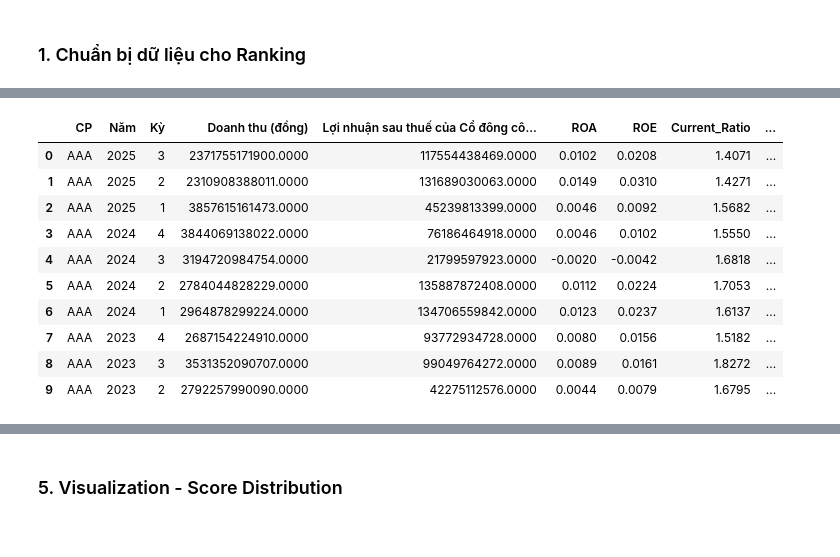
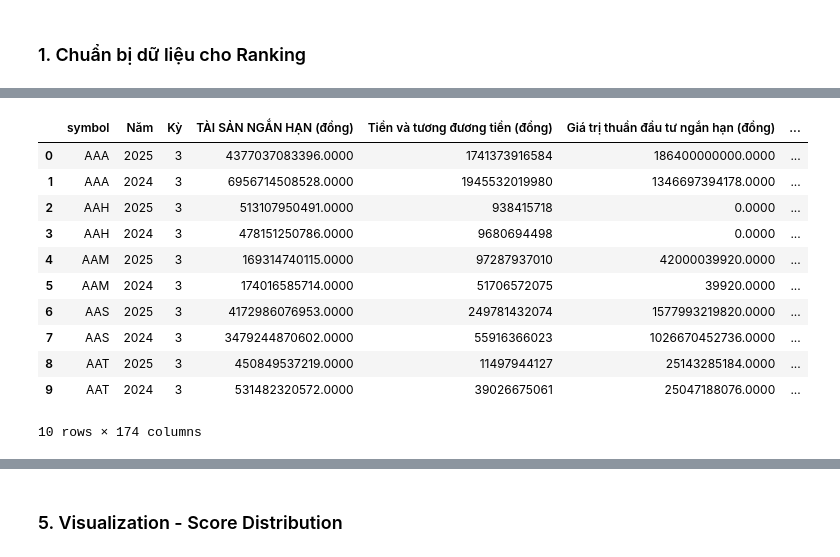
Before and after one commit to callmezuy/hcmus-introds--final-project, a Jupyter notebook: notebooks/fa_ranking.ipynb, the cells around one changed output, grey strips where cells are left out. Saved outputs shown, nothing was run; the diff lists cells and outputs as text; code cells hidden in the pictures.

Commit message:
Fix fa ranking

```diff
--- a/notebooks/fa_ranking.ipynb
+++ b/notebooks/fa_ranking.ipynb
@@ -28,28 +28,53 @@ df_financial = pd.read_csv("../data/processed/fa/financial_data.csv")
 # %% [markdown]
 ### 1. Chuẩn bị dữ liệu cho Ranking
 # %%
-# ✓ SỬ DỤNG LẠI df_non_financial từ phần EDA (đã có ROA, ROE, Current_Ratio, D_E_Ratio)
+# ---------------------------------------------------------
+# BƯỚC 1: CHUẨN BỊ DỮ LIỆU (CHỈ GIỮ KỲ MỚI NHẤT + CÙNG KỲ NĂM TRƯỚC)
+# ---------------------------------------------------------
 print("=" * 80)
-print("PREPARING DATA FOR RANKING (Reusing df_non_financial)")
+print("PREPARING DATA FOR RANKING (Latest quarter snapshot + lag)")
 print("=" * 80)
 
-# Filter recent quarters (last 4 quarters) from df_non_financial
-df_non_financial['year_quarter'] = df_non_financial['Năm'].astype(str) + '_Q' + df_non_financial['Kỳ'].astype(str)
+def get_periods_to_keep(df):
+    latest_year = df['Năm'].max()
+    latest_quarter = df.loc[df['Năm'] == latest_year, 'Kỳ'].max()
+    periods = [(latest_year, latest_quarter)]
+    prev_year = latest_year - 1
+    if ((df['Năm'] == prev_year) & (df['Kỳ'] == latest_quarter)).any():
+        periods.append((prev_year, latest_quarter))
+    return periods
 
-# Get latest data
-latest_periods = sorted(df_non_financial['year_quarter'].unique(), reverse=True)[:11]
-df_recent = df_non_financial[df_non_financial['year_quarter'].isin(latest_periods)].copy()
+def filter_by_periods(df, periods):
+    mask = pd.Series(False, index=df.index)
+    for year, quarter in periods:
+        mask |= ((df['Năm'] == year) & (df['Kỳ'] == quarter))
+    return df[mask].copy()
 
-print(f"\n✓ Filtered to {len(latest_periods)} recent quarters: {latest_periods}")
+# --- Phi tài chính ---
+periods_non_fin = get_periods_to_keep(df_non_financial)
+df_recent_non_fin = filter_by_periods(df_non_financial, periods_non_fin)
+if 'CP' in df_recent_non_fin.columns:
+    df_recent_non_fin = df_recent_non_fin.rename(columns={'CP': 'symbol'})
+df_recent_non_fin['is_financial'] = 0
+
+# --- Tài chính ---
+periods_fin = get_periods_to_keep(df_financial)
+df_recent_fin = filter_by_periods(df_financial, periods_fin)
+if 'CP' in df_recent_fin.columns:
+    df_recent_fin = df_recent_fin.rename(columns={'CP': 'symbol'})
+df_recent_fin['is_financial'] = 1
+
+# --- Gộp dữ liệu ---
+df_recent = pd.concat([df_recent_non_fin, df_recent_fin], ignore_index=True)
+
+def periods_to_text(periods):
+    return [f"{year}_Q{quarter}" for year, quarter in periods]
+
+print(f"\n✓ Non-financial periods kept: {periods_to_text(periods_non_fin)}")
+print(f"✓ Financial periods kept: {periods_to_text(periods_fin)}")
 print(f"✓ Dataset size: {df_recent.shape[0]:,} rows")
-print(f"✓ Unique stocks: {df_recent['CP'].nunique()}")
+print(f"✓ Unique stocks: {df_recent['symbol'].nunique()}")
 
-# Preview available metrics from EDA
-print("\n✓ Available metrics from EDA:")
-metric_cols = ['CP', 'Năm', 'Kỳ', 'Doanh thu (đồng)', 'Lợi nhuận sau thuế của Cổ đông công ty mẹ (đồng)',
-               'ROA', 'ROE', 'Current_Ratio', 'D_E_Ratio']
-print(f"  {[c for c in metric_cols if c in df_recent.columns]}")
-
-display(df_recent[metric_cols].head(10))
+display(df_recent.head(10))
 # %% [output]
 ================================================================================
@@ -65,11 +88,12 @@ PREPARING DATA FOR RANKING (Reusing df_non_financial)
-|  | CP | Năm | Kỳ | Doanh thu (đồng) | Lợi nhuận sau thuế của Cổ đông cô... | ROA | ROE | Current_Ratio | ... |
-| 0 | AAA | 2025 | 3 | 2371755171900.0000 | 117554438469.0000 | 0.0102 | 0.0208 | 1.4071 | ... |
-| 1 | AAA | 2025 | 2 | 2310908388011.0000 | 131689030063.0000 | 0.0149 | 0.0310 | 1.4271 | ... |
-| 2 | AAA | 2025 | 1 | 3857615161473.0000 | 45239813399.0000 | 0.0046 | 0.0092 | 1.5682 | ... |
-| 3 | AAA | 2024 | 4 | 3844069138022.0000 | 76186464918.0000 | 0.0046 | 0.0102 | 1.5550 | ... |
-| 4 | AAA | 2024 | 3 | 3194720984754.0000 | 21799597923.0000 | -0.0020 | -0.0042 | 1.6818 | ... |
-| 5 | AAA | 2024 | 2 | 2784044828229.0000 | 135887872408.0000 | 0.0112 | 0.0224 | 1.7053 | ... |
-| 6 | AAA | 2024 | 1 | 2964878299224.0000 | 134706559842.0000 | 0.0123 | 0.0237 | 1.6137 | ... |
-| 7 | AAA | 2023 | 4 | 2687154224910.0000 | 93772934728.0000 | 0.0080 | 0.0156 | 1.5182 | ... |
-| 8 | AAA | 2023 | 3 | 3531352090707.0000 | 99049764272.0000 | 0.0089 | 0.0161 | 1.8272 | ... |
-| 9 | AAA | 2023 | 2 | 2792257990090.0000 | 42275112576.0000 | 0.0044 | 0.0079 | 1.6795 | ... |
+|  | symbol | Năm | Kỳ | TÀI SẢN NGẮN HẠN (đồng) | Tiền và tương đương tiền (đồng) | Giá trị thuần đầu tư ngắn hạn (đồng) | ... |
+| 0 | AAA | 2025 | 3 | 4377037083396.0000 | 1741373916584 | 186400000000.0000 | ... |
+| 1 | AAA | 2024 | 3 | 6956714508528.0000 | 1945532019980 | 1346697394178.0000 | ... |
+| 2 | AAH | 2025 | 3 | 513107950491.0000 | 938415718 | 0.0000 | ... |
+| 3 | AAH | 2024 | 3 | 478151250786.0000 | 9680694498 | 0.0000 | ... |
+| 4 | AAM | 2025 | 3 | 169314740115.0000 | 97287937010 | 42000039920.0000 | ... |
+| 5 | AAM | 2024 | 3 | 174016585714.0000 | 51706572075 | 39920.0000 | ... |
+| 6 | AAS | 2025 | 3 | 4172986076953.0000 | 249781432074 | 1577993219820.0000 | ... |
+| 7 | AAS | 2024 | 3 | 3479244870602.0000 | 55916366023 | 1026670452736.0000 | ... |
+| 8 | AAT | 2025 | 3 | 450849537219.0000 | 11497944127 | 25143285184.0000 | ... |
+| 9 | AAT | 2024 | 3 | 531482320572.0000 | 39026675061 | 25047188076.0000 | ... |
+10 rows × 174 columns
```
Also changed, not shown: parts of 13 cells of this notebook, 2 other files.
